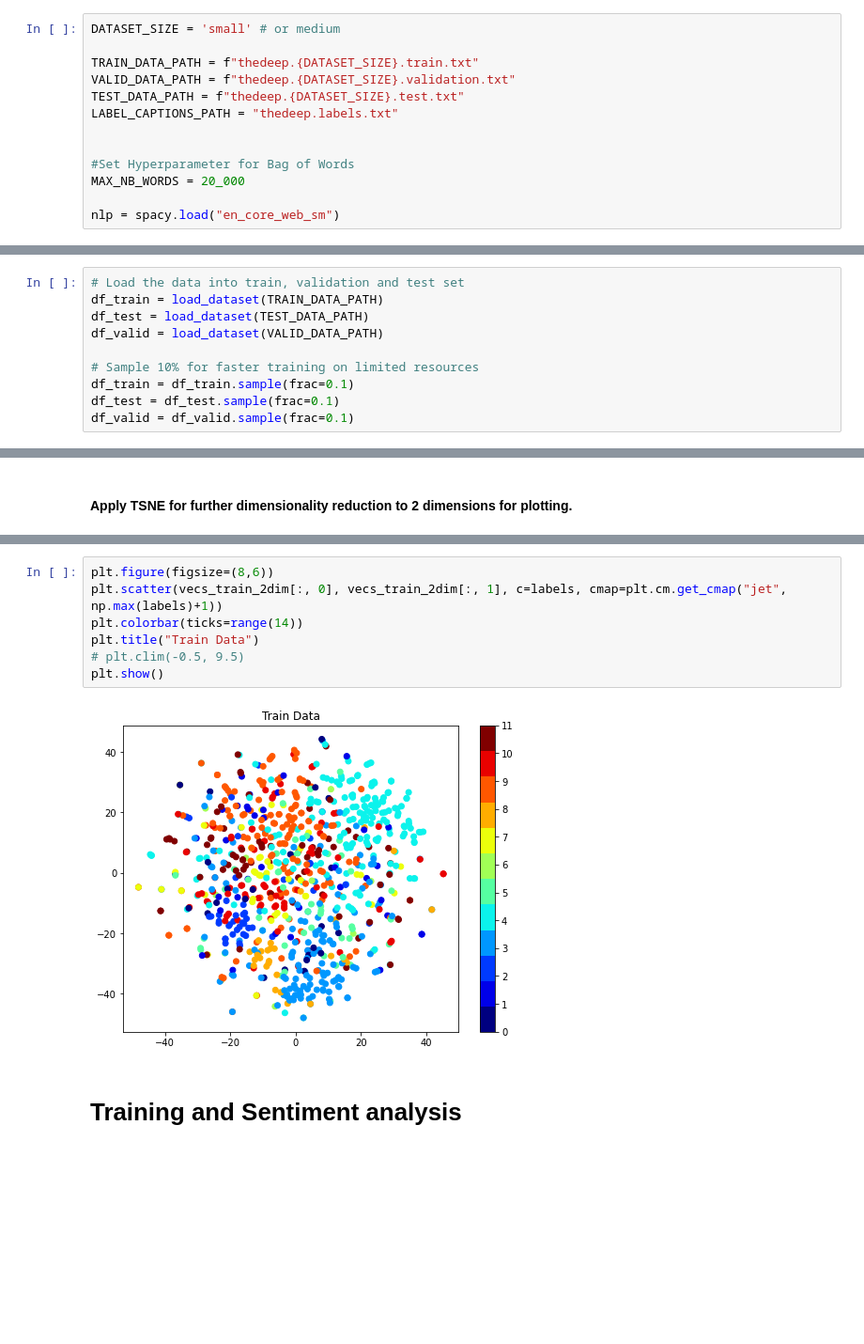
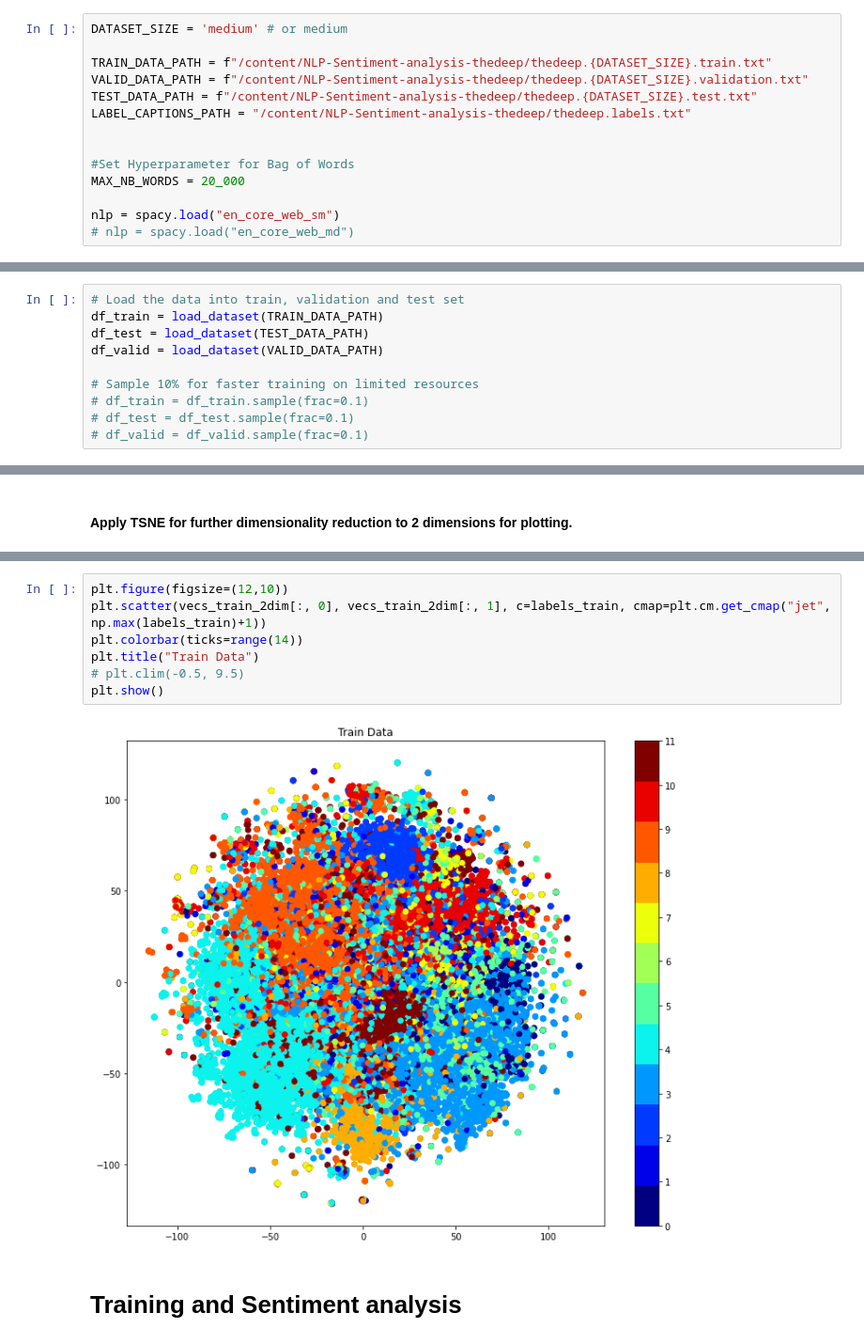
Before and after one commit to diaa-shalaby/NLP-Sentiment-analysis-thedeep, a Jupyter notebook: NLP.ipynb, the cells around one changed output, grey strips where cells are left out. Shown at 94% size. Saved outputs shown, nothing was run; the diff lists cells and outputs as text; blank space fills up the shorter version.

Commit message:
Processed whole dataset

```diff
--- a/NLP.ipynb
+++ b/NLP.ipynb
@@ -70,16 +68,17 @@ Exploring dataset
 # %%
-DATASET_SIZE = 'small' # or medium
+DATASET_SIZE = 'medium' # or medium
 
-TRAIN_DATA_PATH = f"thedeep.{DATASET_SIZE}.train.txt"
-VALID_DATA_PATH = f"thedeep.{DATASET_SIZE}.validation.txt"
-TEST_DATA_PATH = f"thedeep.{DATASET_SIZE}.test.txt"
-LABEL_CAPTIONS_PATH = "thedeep.labels.txt"
+TRAIN_DATA_PATH = f"/content/NLP-Sentiment-analysis-thedeep/thedeep.{DATASET_SIZE}.train.txt"
+VALID_DATA_PATH = f"/content/NLP-Sentiment-analysis-thedeep/thedeep.{DATASET_SIZE}.validation.txt"
+TEST_DATA_PATH = f"/content/NLP-Sentiment-analysis-thedeep/thedeep.{DATASET_SIZE}.test.txt"
+LABEL_CAPTIONS_PATH = "/content/NLP-Sentiment-analysis-thedeep/thedeep.labels.txt"
 
 
 #Set Hyperparameter for Bag of Words
 MAX_NB_WORDS = 20_000
 
 nlp = spacy.load("en_core_web_sm")
+# nlp = spacy.load("en_core_web_md")
 # %%
 def load_dataset(data_path):
     df_data = pd.read_csv(data_path, sep=',', header = None, names=['sentence_id', 'text', 'label'])
@@ -91,9 +90,9 @@ df_test = load_dataset(TEST_DATA_PATH)
 df_valid = load_dataset(VALID_DATA_PATH)
 
 # Sample 10% for faster training on limited resources
-df_train = df_train.sample(frac=0.1)
-df_test = df_test.sample(frac=0.1)
-df_valid = df_valid.sample(frac=0.1)
+# df_train = df_train.sample(frac=0.1)
+# df_test = df_test.sample(frac=0.1)
+# df_valid = df_valid.sample(frac=0.1)
 # %%
 # Print out shapes of the sets
 print(f'Train set shape: {df_train.shape}')
@@ -423,12 +425,12 @@ After tsne the shape is: (840, 2)
 # %%
-plt.figure(figsize=(8,6))
-plt.scatter(vecs_train_2dim[:, 0], vecs_train_2dim[:, 1], c=labels, cmap=plt.cm.get_cmap("jet", np.max(labels)+1))
+plt.figure(figsize=(12,10))
+plt.scatter(vecs_train_2dim[:, 0], vecs_train_2dim[:, 1], c=labels_train, cmap=plt.cm.get_cmap("jet", np.max(labels_train)+1))
 plt.colorbar(ticks=range(14))
 plt.title("Train Data")
 # plt.clim(-0.5, 9.5)
 plt.show()
 # %% [output]
-[figure, old version]
+[figure, new version]
 # %% [markdown]
 # Training and Sentiment analysis
 # %% [markdown]
```
Also changed, not shown: parts of 23 cells of this notebook.
